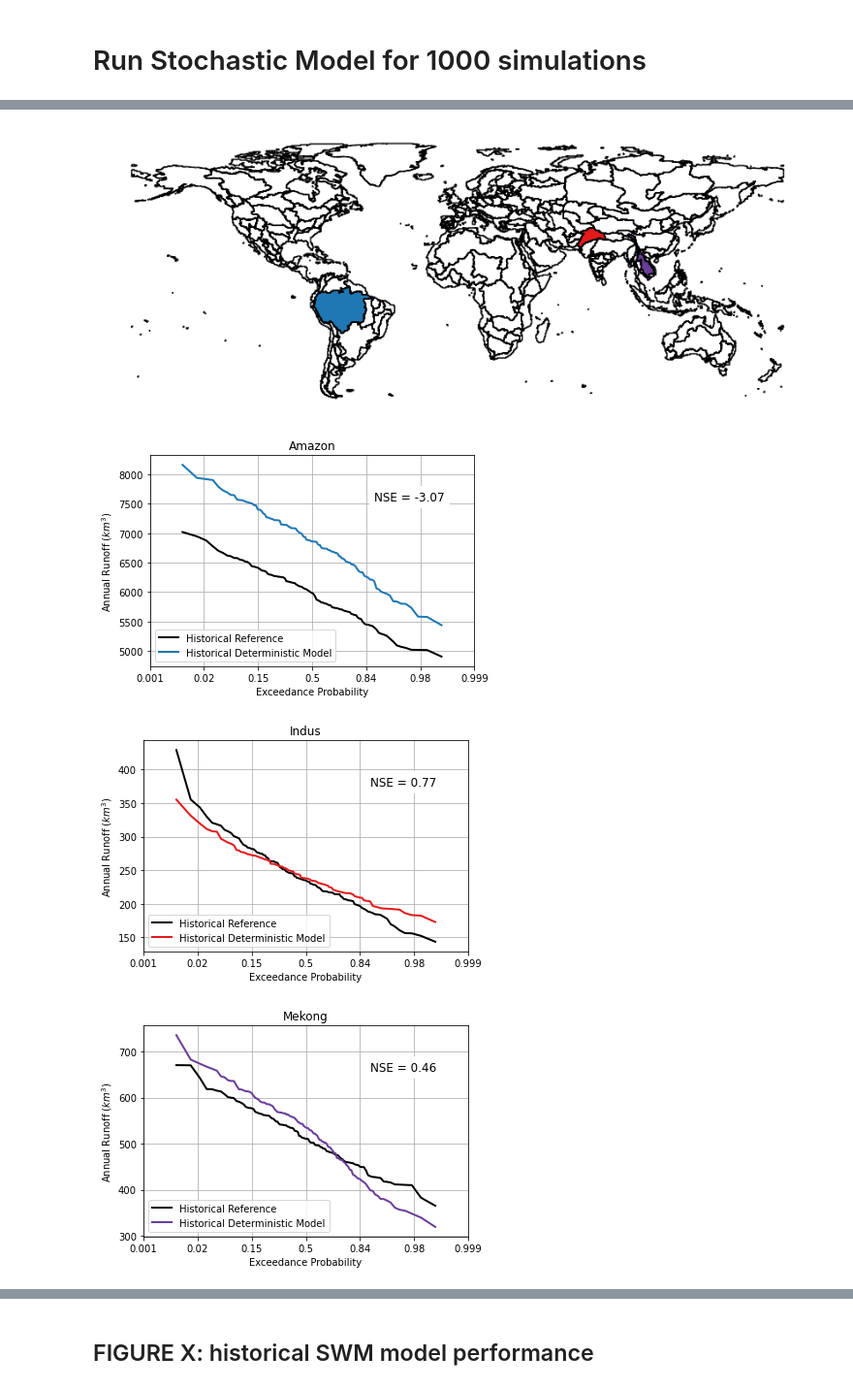
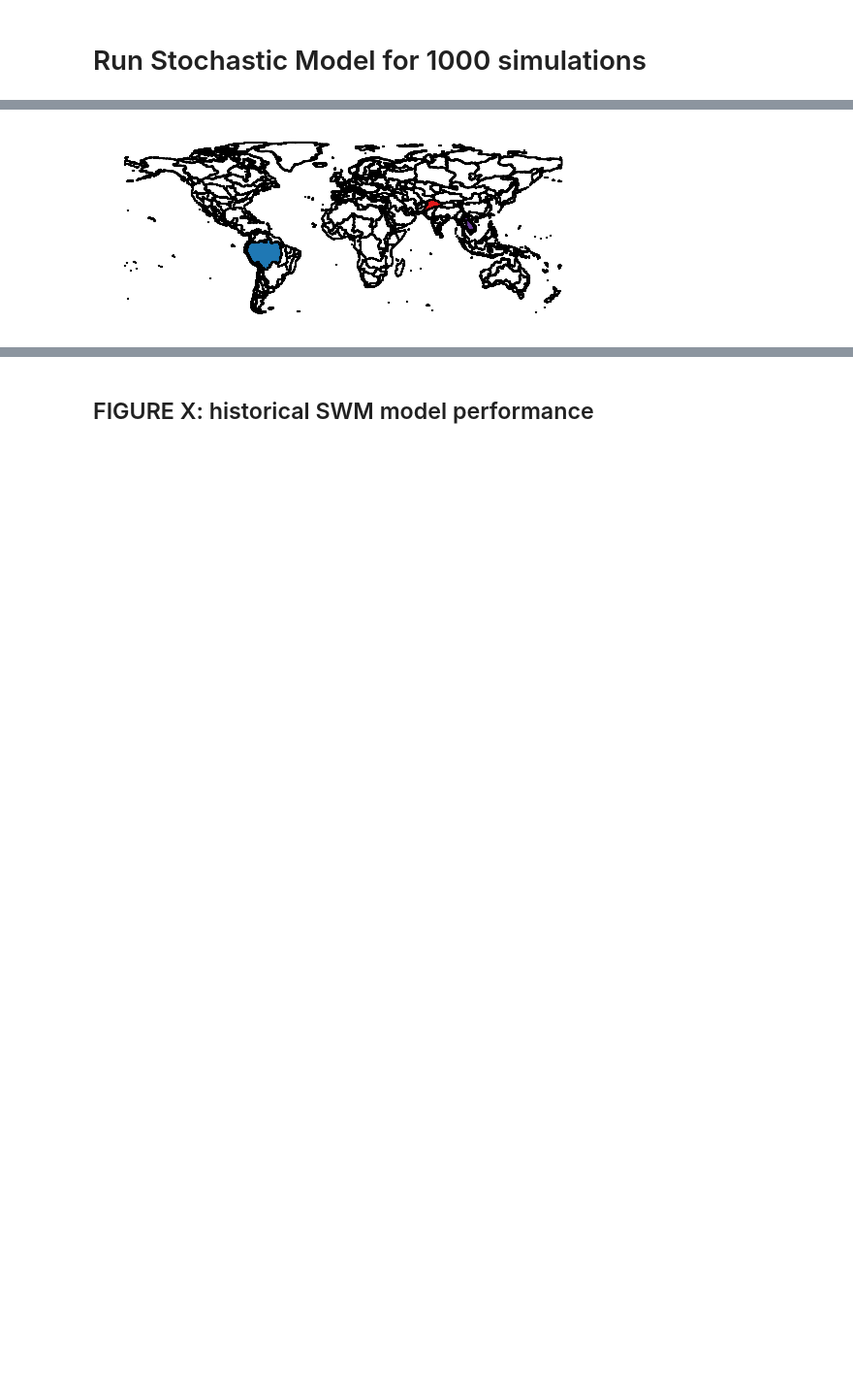
Before and after one commit to abirnb01/birnbaum-etal_2024_HydroVariability, a Jupyter notebook: Code/main_figures.ipynb, the cells around one changed output, grey strips where cells are left out. Shown at 97% size. Drawn from its saved outputs; the diff is of its cells as text; code cells hidden in the pictures; blank space fills up the shorter version.

```diff
--- a/Code/main_figures.ipynb
+++ b/Code/main_figures.ipynb
@@ -134,18 +51,14 @@ fut_annual.set_index('basin_id').to_csv('/cluster/tufts/lamontagnelab/abirnb01/G
 # %% [markdown]
 # Run Stochastic Model for 1000 simulations
 # %%
-df = data_annual # historical data
-df_fut = fut_annual # future data
-m = 1000 # number of stochastic realizations to generate
+m = 1000 # set number of stochastic realizations
 
 Q = future_stoch_mvnorm(df,df_fut,m) #simulate stochastic realizations
+Q[Q<0] = 0 # make sure there are no negative runoff values - set minimum to be zero for both historical and future
 
-# make sure there are no negative runoff values - set minimum to be zero for both historical and future
-Q[Q<0] = 0
-
-basin_nms = data_annual.basin_name.unique() # get basin names
+basin_nms = df.basin_name.unique() # get basin names
 nbasins = len(basin_nms) # get # of basins
-nyears = len(data_annual['year'].unique()[:]) # get # of years
+nyears = len(df['year'].unique()[:]) # get # of years
 
 # get historical values
 Q_hist = Q[:nyears,:,:]
@@ -156,8 +69,8 @@ q_det = np.reshape(df.groupby(['basin_id'],group_keys=False)['q_det'].apply(lamb
 
 # get future values
 Q_fut = Q[nyears:,:,:]
-nfyears = len(fut_annual.year.unique())
-fut_annual['q_fut'] = fut_annual['q_fut'].astype(float)
-q_fut = np.reshape(fut_annual.groupby(['basin_id'],group_keys=False)['q_fut'].apply(lambda x:x).to_numpy(),
+nfyears = len(df_fut.year.unique()) #length
+df_fut['q_fut'] = df_fut['q_fut'].astype(float)
+q_fut = np.reshape(df_fut.groupby(['basin_id'],group_keys=False)['q_fut'].apply(lambda x:x).to_numpy(),
                        (nfyears,nbasins),order='F')
 # %% [markdown]
@@ -165,3 +78,5 @@ q_fut = np.reshape(fut_annual.groupby(['basin_id'],group_keys=False)['q_fut'].ap
+# %%
+gcam_basins['basin_id'] = gcam_basins['sbRgnAl'].copy()
 # %%
 #calculate deterministic model NSE
 nse_det = np.zeros([nbasins,2]) # create empty storage array for NSE
@@ -179,67 +94,19 @@ nse_det = gcam_basins.merge(nse_det,on=['basin_id']) # merge with geopandas gcam
 # %%
 key_basins = ['Amazon','Indus','Mekong'] # select basins to highlight
 
-df_key = data_annual[data_annual.basin_name.isin(key_basins)] # create dataframe of these key basins
+df_key = df[df.basin_name.isin(key_basins)] # create dataframe of these key basins
 key_ids = df_key.basin_id.unique() #get basin ids for these key basins
 
 clist = [cpal[1],cpal[5],cpal[9]] # set colors for plotting
 
 # plot map highlighting key basins
-fig,ax = plt.subplots(1,1,figsize=(15,10))
+fig,ax = plt.subplots(1,1,)
 gcam_key_basins = gcam_basins[gcam_basins.basin_id.isin(key_ids)]
 gcam_key_basins = gcam_key_basins.sort_values(by='subRegn',ascending=True)
 gcam_key_basins['c'] = clist
 gcam_basins.boundary.plot(ax=ax,color='k')
 gcam_key_basins.plot(ax=ax,color=gcam_key_basins['c'])
 ax.set_axis_off()
 plt.show()
-
-# plot flow duration curves for deterministic/observed:
-for i in range(len(key_basins)): # loop through key basins
-    fig,ax = plt.subplots(1,1)
-    df_basin = data_annual[data_annual.basin_name==key_basins[i]]
-    df_basin_fut = fut_annual[fut_annual.basin_name==key_basins[i]]
-    bsid = df_basin.basin_id.iloc[0] - 1
-    plot_pexc(df_basin,Q_hist[:,bsid,:],df_basin_fut,Q_fut[:,bsid,:],clist[i],'hist_det',ax) #plot
-    # get associated NSE for that basin
-    key_id = df_basin.basin_id.iloc[0]
-    key_nse = nse_det[nse_det.basin_id==key_id]['nse_det'].iloc[0]
-    ax.text(0.8,0.8,'NSE = '+str(round(key_nse,2)),
-            bbox={'facecolor':'white', 'edgecolor':'none', 'pad':5},
-            ha='center',va='center',transform=ax.transAxes,fontsize=12) # add NSE to plot
-    ax.legend(loc='lower left')
-    plt.show()
-
-#calculate %error of mean and variance for all basins
-df_err = data_annual.copy() #copy dataframe
-df_mean = df_err.groupby(['basin_name','basin_id'])['q_obs','q_det'].mean().reset_index() # get mean
-df_std = df_err.groupby(['basin_name','basin_id'])['q_obs','q_det'].std().reset_index() # get standard deviation
-df_err = df_mean.merge(df_std,on=['basin_name','basin_id'],suffixes=['_mean','_std']) # merge dataframes
-df_err['q_obs_cv'] = df_err['q_obs_std']/df_err['q_obs_mean'] # calculate coefficient of variantion of reference
-df_err['q_det_cv'] = df_err['q_det_std']/df_err['q_det_mean'] # calculate coefficient of variation of deterministic
-df_err['q_obs_var'] = df_err['q_obs_std']**2 # calculate variance of reference
-df_err['q_det_var'] = df_err['q_det_std']**2 # calculate variance of determinsitic
-df_err['perr_mean'] = 100*((df_err.q_det_mean - df_err.q_obs_mean)/df_err.q_obs_mean) # % error of mean
-df_err['perr_cv'] = 100*((df_err.q_det_cv - df_err.q_obs_cv)/df_err.q_obs_cv) # % error of CV
-df_err['perr_var'] = 100*((df_err.q_det_var - df_err.q_obs_var)/df_err.q_obs_var) # % error of variance
-df_err_key = df_err[df_err.basin_name.isin(key_basins)] # now isolate just key basins
-
-fig,ax = plt.subplots(1,1) # plot
-plt.axhline(0,color='silver',ls='--') # horizontal line at zero (ideal)
-plt.axvline(0,color='silver',ls='--') # vertical line at zero (ideal)
-sns.scatterplot(data=df_err,x='perr_mean',y='perr_var',color='silver',s=30,label='Basin') # plot all basins
-ax.legend(title='')
-sns.scatterplot(data=df_err_key,x='perr_mean',y='perr_var',hue='basin_name',palette=clist,
-               hue_order=['Amazon','Indus','Mekong'],s=100,legend=True) # plot key basins
-plt.xlabel('Percent Error in Mean Annual Runoff'); plt.ylabel('Percent Error in Variance Annual Runoff')
-h, l = ax.get_legend_handles_labels()
-plt.legend(h[:1],l[:1],title='')
-fig.legend(h[1:],l[1:],title='',loc='lower center',bbox_to_anchor=[0.5,-0.15],ncol=3)
-plt.xlim([-10,60])
-plt.ylim(-55,150)
-plt.show()
 # %% [output]
-[figure, old version]
+[figure, new version]
-[figure, removed]
-[figure, removed]
-[figure, removed]
```
Also changed, not shown: parts of 24 cells of this notebook, 2 other files.
